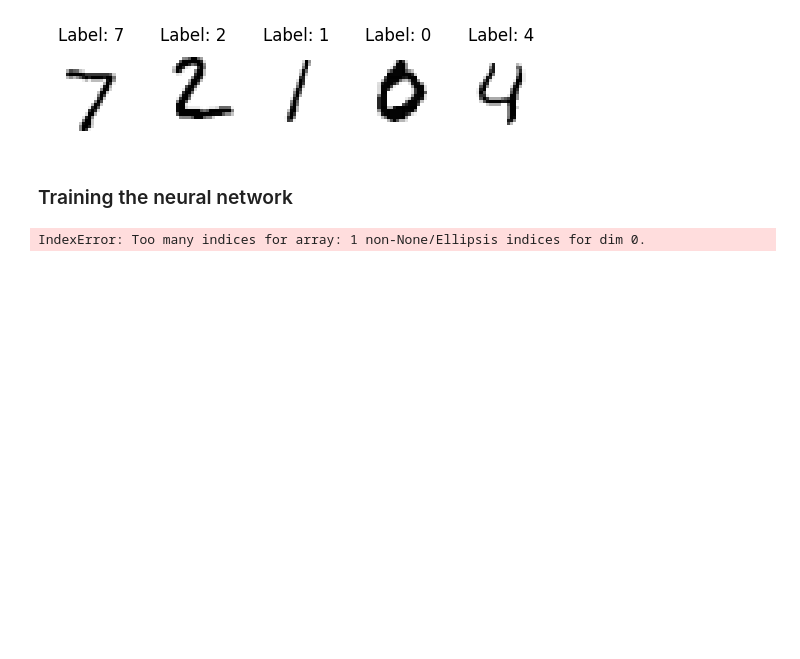
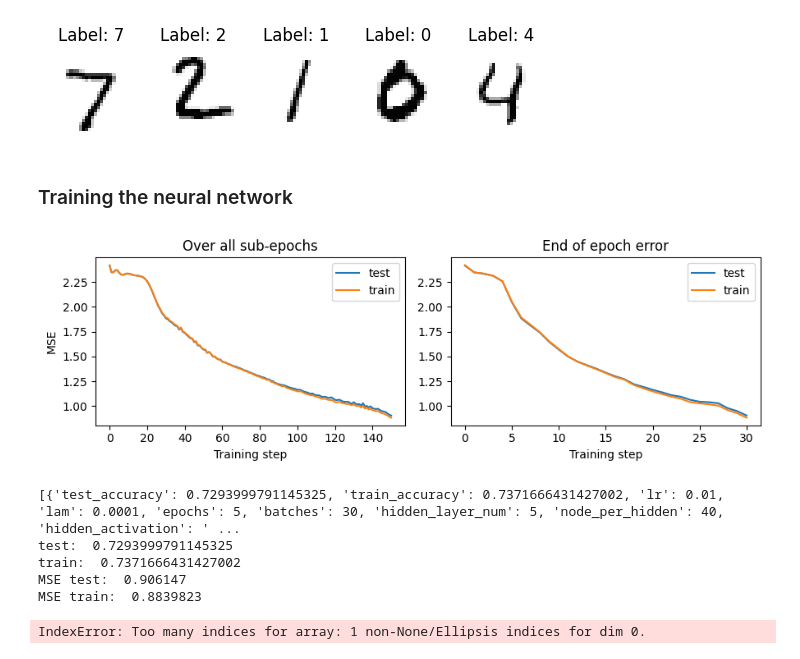
Before and after one commit to jonatanwins/Project3_FYS_STK4155, a Jupyter notebook: Runs/tensorflow_mnist.ipynb, the cells around one changed output. Saved outputs shown, nothing was run; the diff lists cells and outputs as text; code cells hidden in the pictures; blank space fills up the shorter version.

```diff
--- a/Runs/tensorflow_mnist.ipynb
+++ b/Runs/tensorflow_mnist.ipynb
@@ -34,39 +35,7 @@ plt.show()
 [figure]
 # %% [markdown]
 ### Training the neural network
-# %%
-# Make prediction function:
-def predict(model, beta, X):
-    """
-    Returns the predicted number for each sample in X
-    """
-
-    # Use the neural network
-    y = model(beta, X)
-
-    # Find best guess index
-    predictions = jnp.array([jnp.argmax(y_sample) for y_sample in y])
-
-    return predictions
-
-
-# Define new accuracy function
-def accuracy_func(model, beta, X, y):
-    """
-    ACCURACY = percentage guessed correctly
-    """
-    # Find indeces corresponding to ground truth
-    predictions_gt = np.array([np.argmax(y_sample) for y_sample in y])
-    predictions    = predict(model, beta, X)
-
-    # return 1-jnp.mean(jnp.abs(predictions_gt-predictions))
-    return float(np.sum(predictions_gt == predictions) / predictions.shape[0])
 # %%
-def softmax(out):
-    # Softmax to get probabilities TODO: MULIG SLICINGA FUCKER OPP
-    return jnp.exp(out) / jnp.sum(jnp.exp(out), axis=-1)[:, None]
-
-
 def single_run(X_train, X_test, y_train, y_test,
                lr, lam, hidden_layer_num, node_per_hidden,
                hidden_activation, output_activation=softmax,
@@ -106,37 +75,48 @@ def single_run(X_train, X_test, y_train, y_test,
 
     # Add accuracy scores
     result["test_accuracy"]  = accuracy_func(model, result["beta_final"], X_test, y_test)
     result["train_accuracy"] = accuracy_func(model, result["beta_final"], X_train, y_train)
 
     # Also store the model for later use
     result["model"] = model
 
     if result_filepath:
         _list_to_store = [{"test_accuracy"     : result["test_accuracy"],
                            "train_accuracy"    : result["train_accuracy"],
                            "lr"                : lr,
                            "lam"               : lam,
                            "epochs"            : epochs,
+                           "batches"           : batches,
                            "hidden_layer_num"  : hidden_layer_num,
                            "node_per_hidden"   : node_per_hidden,
-                           "hidden_activation" : hidden_activation.__name__}]
+                           "hidden_activation" : hidden_activation.__name__,
+                           "output_activation" : output_activation.__name__,
+                           "loss_function"     : loss_func.__name__}]
         print(_list_to_store)
         append_run_to_file(result_filepath, _list_to_store)
 
     return result
 
-epochs = 300
+epochs = 5
+batches = 30
 result = single_run(X_train, X_test, y_train, y_test,
                     lr=0.01, lam=0.0001, hidden_layer_num=5,
                     node_per_hidden=40, hidden_activation=nn.sigmoid,
-                    epochs=epochs, plot_or_not=True,
-                    result_filepath="test.json")
+                    epochs=epochs, batches=batches,
+                    plot_or_not=True, result_filepath="test.json")
 
 print("test: ", result["test_accuracy"])
 print("train: ", result["train_accuracy"])
 
 print("MSE test: ", result["test_loss_list"][-1])
 print("MSE train: ", result["train_loss_list"][-1])
+# %% [output]
+[figure, added]
+[{'test_accuracy': 0.7293999791145325, 'train_accuracy': 0.7371666431427002, 'lr': 0.01, 'lam': 0.0001, 'epochs': 5, 'batches': 30, 'hidden_layer_num': 5, 'node_per_hidden': 40, 'hidden_activation': ' ...
+test:  0.7293999791145325
+train:  0.7371666431427002
+MSE test:  0.906147
+MSE train:  0.8839823
 # %%
 print(result["model"](result["beta_final"], X_train[0]))
 print(y_train[0])
```
Also changed, not shown: parts of 1 cell of this notebook, 5 other files.
